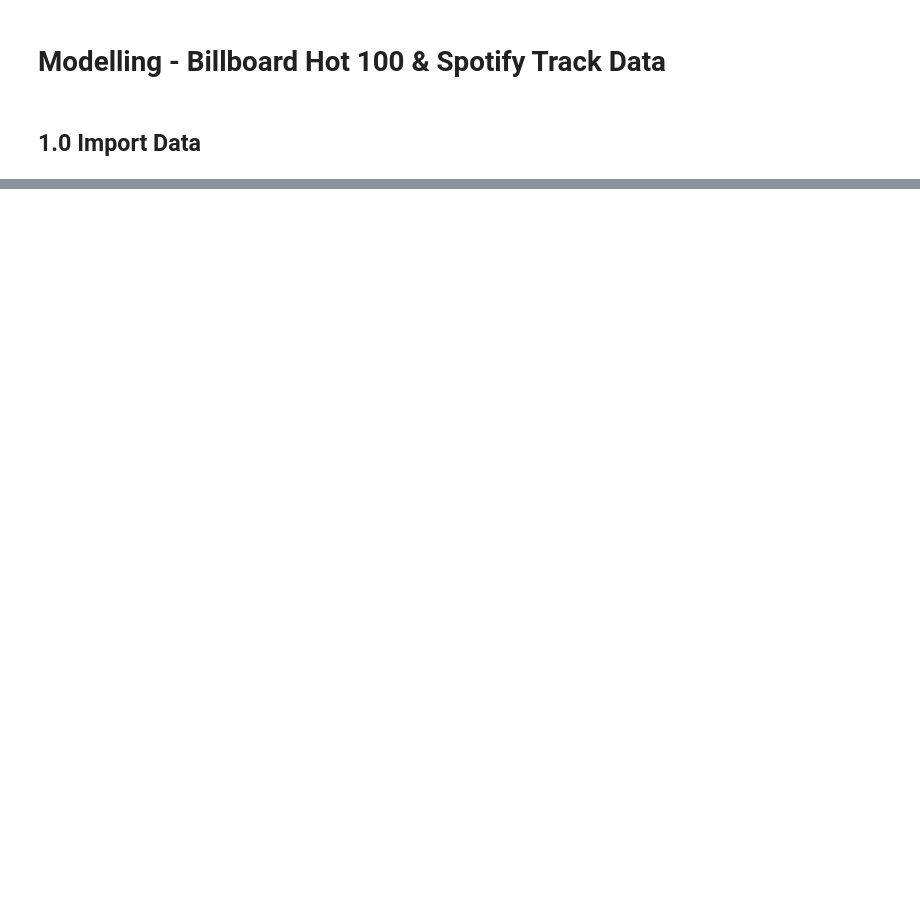
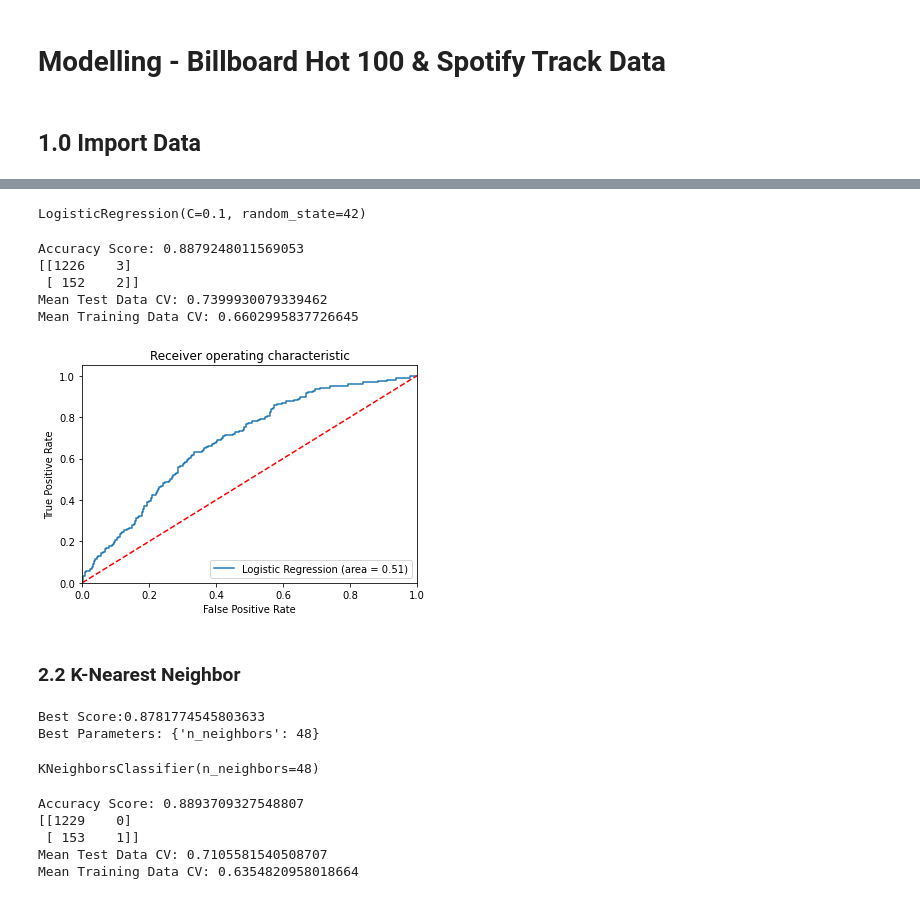
Before and after one commit to JelicaB/BillboardSongAnalysis, a Jupyter notebook: notebooks/5.0-JB-Modelling.ipynb, the cells around one changed output, grey strips where cells are left out. Saved outputs shown, nothing was run; the diff lists cells and outputs as text; code cells hidden in the pictures; blank space fills up the shorter version.

```diff
--- a/notebooks/5.0-JB-Modelling.ipynb
+++ b/notebooks/5.0-JB-Modelling.ipynb
@@ -63,0 +47,5 @@ array([0.06792352, 0.0417402 , 0.07250459, 0.05910489, 0.06425384])
+# %%
+features = data.drop(columns=['PeakPos','BB_Title', 'BB_Artist','y'])
+
+X = features.values
+y = data.y.values
@@ -63,0 +54,5 @@ array([0.06792352, 0.0417402 , 0.07250459, 0.05910489, 0.06425384])
+# %%
+scaler = StandardScaler()
+scaler.fit(X_train)
+X_train = scaler.transform(X_train)
+X_test = scaler.transform(X_test)
@@ -63,0 +72,15 @@ array([0.06792352, 0.0417402 , 0.07250459, 0.05910489, 0.06425384])
+# %%
+#this will create the roc_graph
+def ROC_graph(model, name, X_test=X_test, y_test=y_test):
+    roc_auc = roc_auc_score(y_test, model.predict(X_test))
+    fpr, tpr, thresholds = roc_curve(y_test, model.predict_proba(X_test)[:,1])
+    plt.figure()
+    plt.plot(fpr, tpr, label='{0} (area = %0.2f)'.format(name) % roc_auc)
+    plt.plot([0, 1], [0, 1],'r--')
+    plt.xlim([0.0, 1.0])
+    plt.ylim([0.0, 1.05])
+    plt.xlabel('False Positive Rate')
+    plt.ylabel('True Positive Rate')
+    plt.title('Receiver operating characteristic')
+    plt.legend(loc="lower right")
+    plt.show()
@@ -63,0 +123,43 @@ array([0.06792352, 0.0417402 , 0.07250459, 0.05910489, 0.06425384])
+# %%
+#use the above best C, 0.1
+lr = LogisticRegression(C=0.1, random_state=42)
+lr.fit(X_train, y_train)
+# %% [output]
+LogisticRegression(C=0.1, random_state=42)
+# %%
+lr_accuracy_score, lr_cv_train, lr_cv_test = scoring(lr)
+# %% [output]
+Accuracy Score: 0.8879248011569053
+[[1226    3]
+ [ 152    2]]
+Mean Test Data CV: 0.7399930079339462
+Mean Training Data CV: 0.6602995837726645
+# %%
+ROC_graph(lr, 'Logistic Regression')
+# %% [output]
+[figure, added]
+# %% [markdown]
+### 2.2 K-Nearest Neighbor
+# %%
+param_grid = {'n_neighbors':np.arange(1,50)}
+knn = KNeighborsClassifier()
+knn_cv= GridSearchCV(knn,param_grid,cv=5)
+knn_cv.fit(X_train,y_train)
+print("Best Score:" + str(knn_cv.best_score_))
+print("Best Parameters: " + str(knn_cv.best_params_))
+# %% [output]
+Best Score:0.8781774545803633
+Best Parameters: {'n_neighbors': 48}
+# %%
+knn = KNeighborsClassifier(n_neighbors=48)
+knn.fit(X_train, y_train)
+# %% [output]
+KNeighborsClassifier(n_neighbors=48)
+# %%
+knn_accuracy_score, knn_cv_train, knn_cv_test = scoring(knn)
+# %% [output]
+Accuracy Score: 0.8893709327548807
+[[1229    0]
+ [ 153    1]]
+Mean Test Data CV: 0.7105581540508707
+Mean Training Data CV: 0.6354820958018664
```
Also changed, not shown: parts of 40 cells of this notebook, 1 other file.
